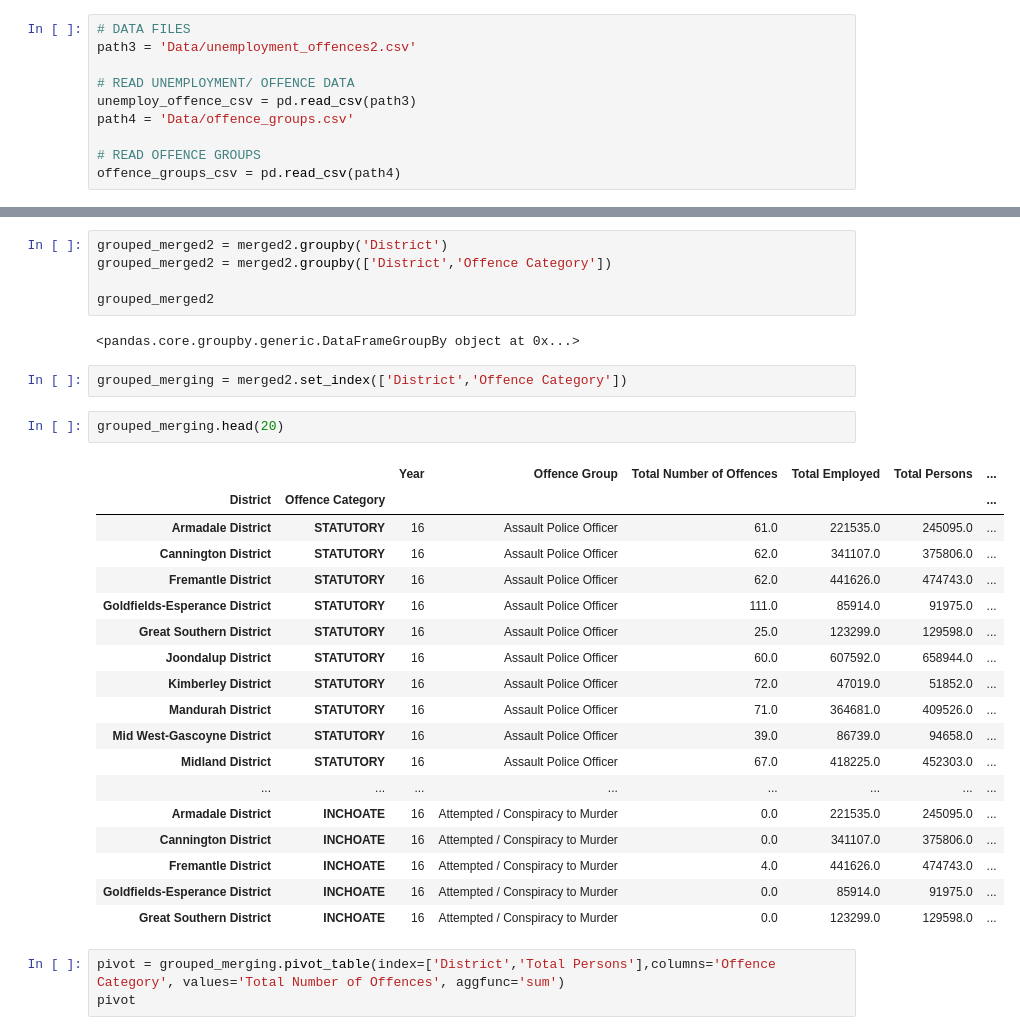
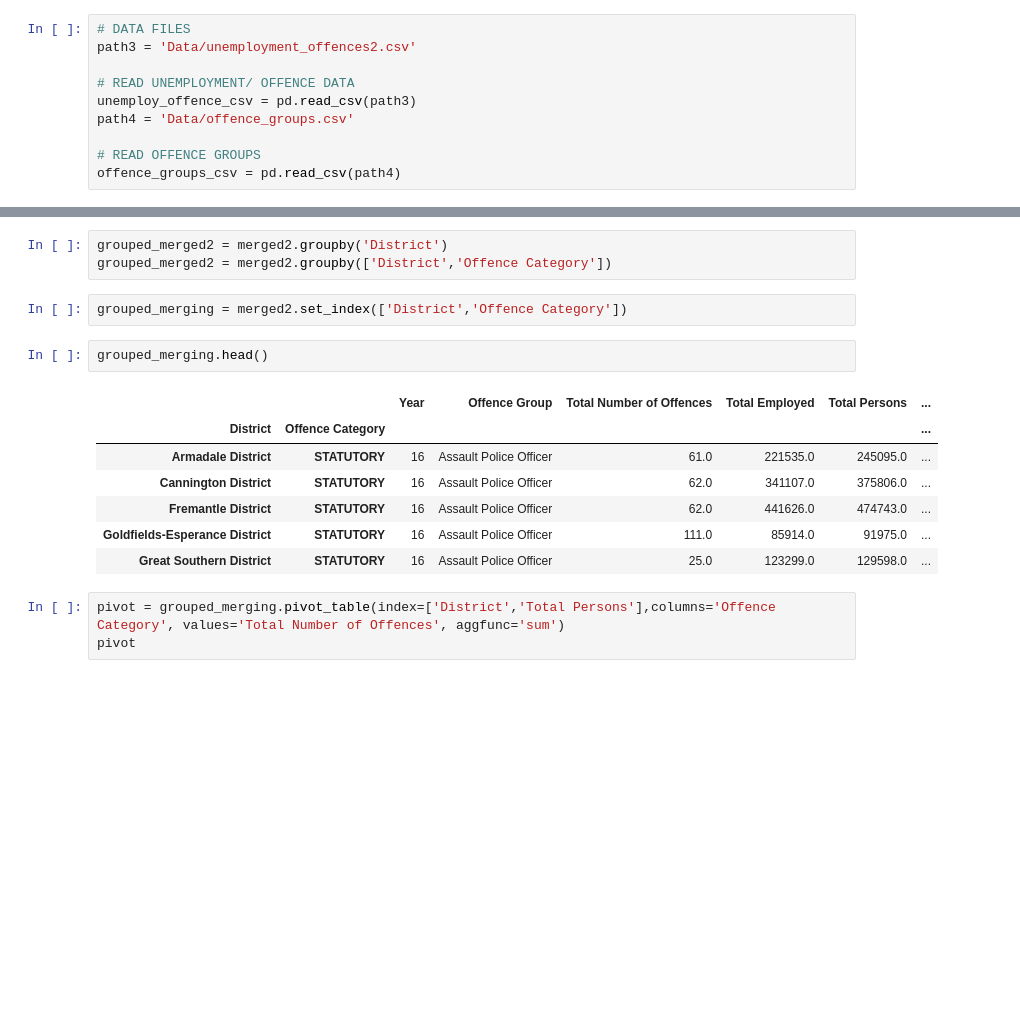
Before and after one commit to natalieddavies/BootcampProject1, a Jupyter notebook: unemployment_offences.ipynb, the cells around one changed output, grey strips where cells are left out. Saved outputs shown, nothing was run; the diff lists cells and outputs as text; blank space fills up the shorter version.

```diff
--- a/unemployment_offences.ipynb
+++ b/unemployment_offences.ipynb
@@ -203,33 +157,18 @@ merged2
 # %%
 grouped_merged2 = merged2.groupby('District')
 grouped_merged2 = merged2.groupby(['District','Offence Category'])
-
-grouped_merged2
-# %% [output]
-<pandas.core.groupby.generic.DataFrameGroupBy object at 0x...>
 # %%
 grouped_merging = merged2.set_index(['District','Offence Category'])
 # %%
-grouped_merging.head(20)
+grouped_merging.head()
 # %% [output]
 |  |  | Year | Offence Group | Total Number of Offences | Total Employed | Total Persons | ... |
 | District | Offence Category |  |  |  |  |  | ... |
 | Armadale District | STATUTORY | 16 | Assault Police Officer | 61.0 | 221535.0 | 245095.0 | ... |
 | Cannington District | STATUTORY | 16 | Assault Police Officer | 62.0 | 341107.0 | 375806.0 | ... |
 | Fremantle District | STATUTORY | 16 | Assault Police Officer | 62.0 | 441626.0 | 474743.0 | ... |
 | Goldfields-Esperance District | STATUTORY | 16 | Assault Police Officer | 111.0 | 85914.0 | 91975.0 | ... |
 | Great Southern District | STATUTORY | 16 | Assault Police Officer | 25.0 | 123299.0 | 129598.0 | ... |
-| Joondalup District | STATUTORY | 16 | Assault Police Officer | 60.0 | 607592.0 | 658944.0 | ... |
-| Kimberley District | STATUTORY | 16 | Assault Police Officer | 72.0 | 47019.0 | 51852.0 | ... |
-| Mandurah District | STATUTORY | 16 | Assault Police Officer | 71.0 | 364681.0 | 409526.0 | ... |
-| Mid West-Gascoyne District | STATUTORY | 16 | Assault Police Officer | 39.0 | 86739.0 | 94658.0 | ... |
-| Midland District | STATUTORY | 16 | Assault Police Officer | 67.0 | 418225.0 | 452303.0 | ... |
-| ... | ... | ... | ... | ... | ... | ... | ... |
-| Armadale District | INCHOATE | 16 | Attempted / Conspiracy to Murder | 0.0 | 221535.0 | 245095.0 | ... |
-| Cannington District | INCHOATE | 16 | Attempted / Conspiracy to Murder | 0.0 | 341107.0 | 375806.0 | ... |
-| Fremantle District | INCHOATE | 16 | Attempted / Conspiracy to Murder | 4.0 | 441626.0 | 474743.0 | ... |
-| Goldfields-Esperance District | INCHOATE | 16 | Attempted / Conspiracy to Murder | 0.0 | 85914.0 | 91975.0 | ... |
-| Great Southern District | INCHOATE | 16 | Attempted / Conspiracy to Murder | 0.0 | 123299.0 | 129598.0 | ... |
 # %%
 pivot = grouped_merging.pivot_table(index=['District','Total Persons'],columns='Offence Category', values='Total Number of Offences', aggfunc='sum')
 pivot
```
Also changed, not shown: parts of 39 cells of this notebook, 10 other files.
